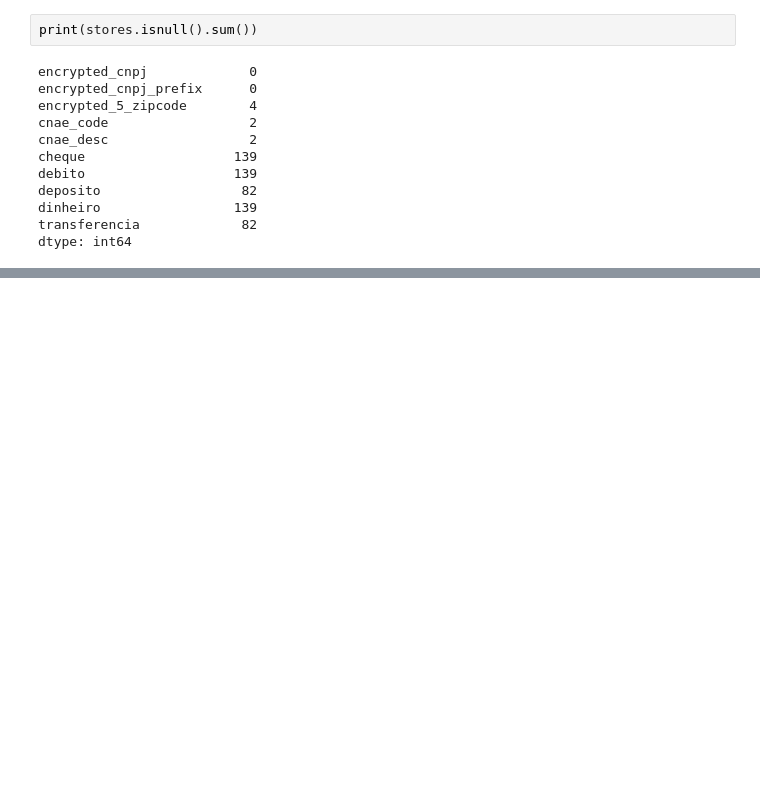
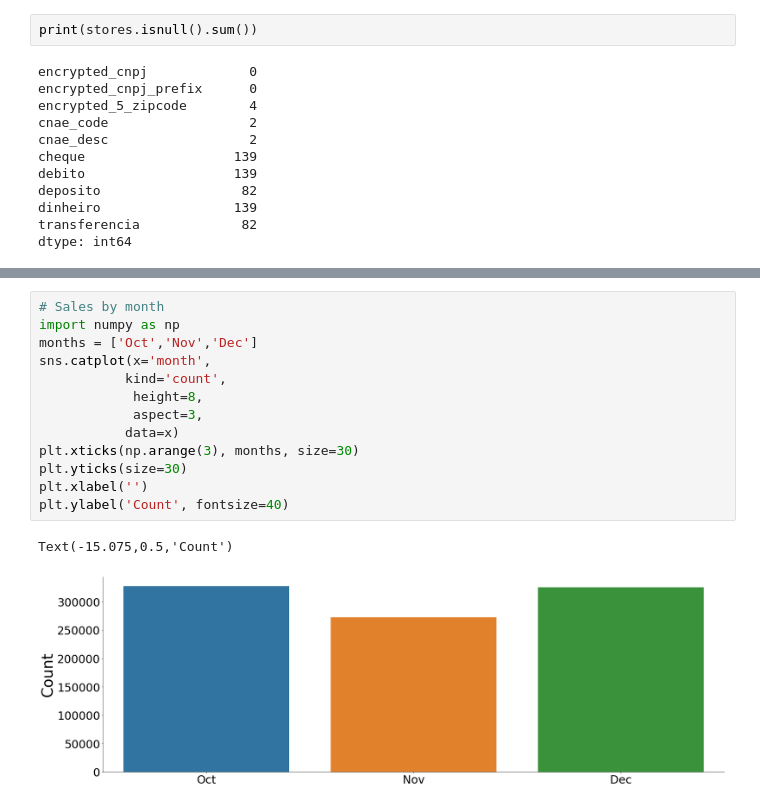
Before and after one commit to Nichbarbosa/Hackathon_FIAP, a Jupyter notebook: hipot2/[Hipot 2] Habito Consumo.ipynb, the cells around one changed output, grey strips where cells are left out. Saved outputs shown, nothing was run; the diff lists cells and outputs as text; blank space fills up the shorter version.

```diff
--- a/hipot2/[Hipot 2] Habito Consumo.ipynb
+++ b/hipot2/[Hipot 2] Habito Consumo.ipynb
@@ -94,0 +455,16 @@ transferencia'''
+# %%
+# Sales by month
+import numpy as np
+months = ['Oct','Nov','Dec']
+sns.catplot(x='month',
+           kind='count',
+            height=8,
+            aspect=3,
+           data=x)
+plt.xticks(np.arange(3), months, size=30)
+plt.yticks(size=30)
+plt.xlabel('')
+plt.ylabel('Count', fontsize=40)
+# %% [output]
+Text(-15.075,0.5,'Count')
+[figure, added]
```
Also changed, not shown: parts of 54 cells of this notebook.
